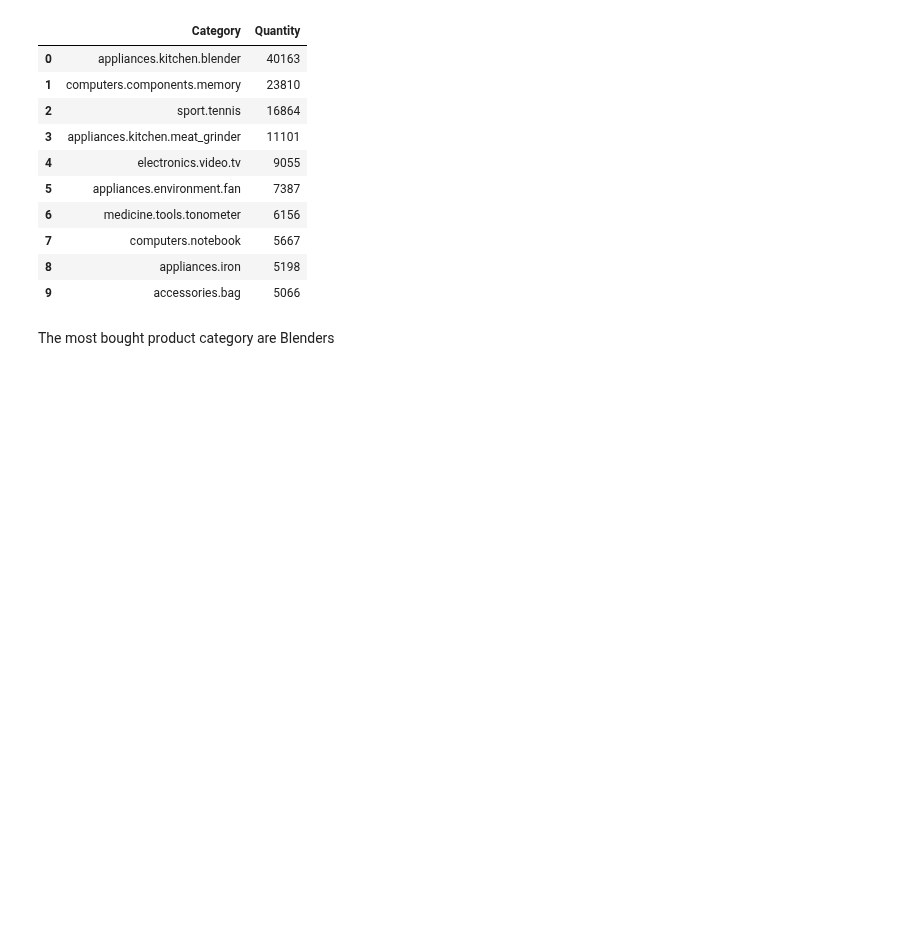
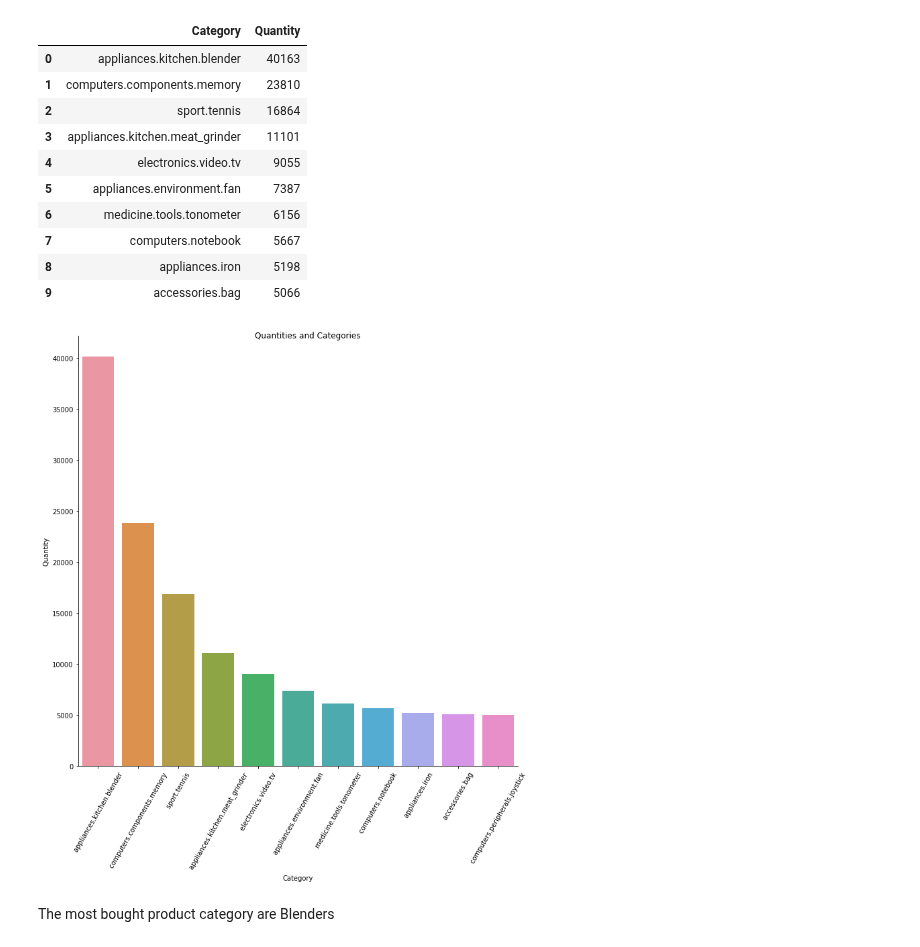
Before and after one commit to flpsantos3/PD_01, a Jupyter notebook: PD_202021_P1.ipynb, the cells around one changed output. Cells and saved outputs as stored; diff of their text form; code cells hidden in the pictures; blank space fills up the shorter version.

```diff
--- a/PD_202021_P1.ipynb
+++ b/PD_202021_P1.ipynb
@@ -343,6 +317,19 @@ quantities.head(10)
 | 7 | computers.notebook | 5667 |
 | 8 | appliances.iron | 5198 |
 | 9 | accessories.bag | 5066 |
+# %%
+quantities = quantities[quantities.Quantity>5000]
+quantities_graph = sns.catplot(x="Category", y="Quantity", kind="bar", data = quantities)
+#plt.gcf().axes[0].yaxis.get_major_formatter().set_scientific(False)
+quantities_graph.fig.suptitle('Quantities and Categories')
+for ax in quantities_graph.axes.flat:
+    for label in ax.get_xticklabels():
+        label.set_rotation(60)
+quantities_graph.fig.set_figheight(10)
+quantities_graph.fig.set_figwidth(15)
+#quantities_graph.show()
+# %% [output]
+[figure, added]
 # %% [markdown]
 The most bought product category are Blenders
 # %% [markdown]
```
Also changed, not shown: parts of 8 cells of this notebook.
